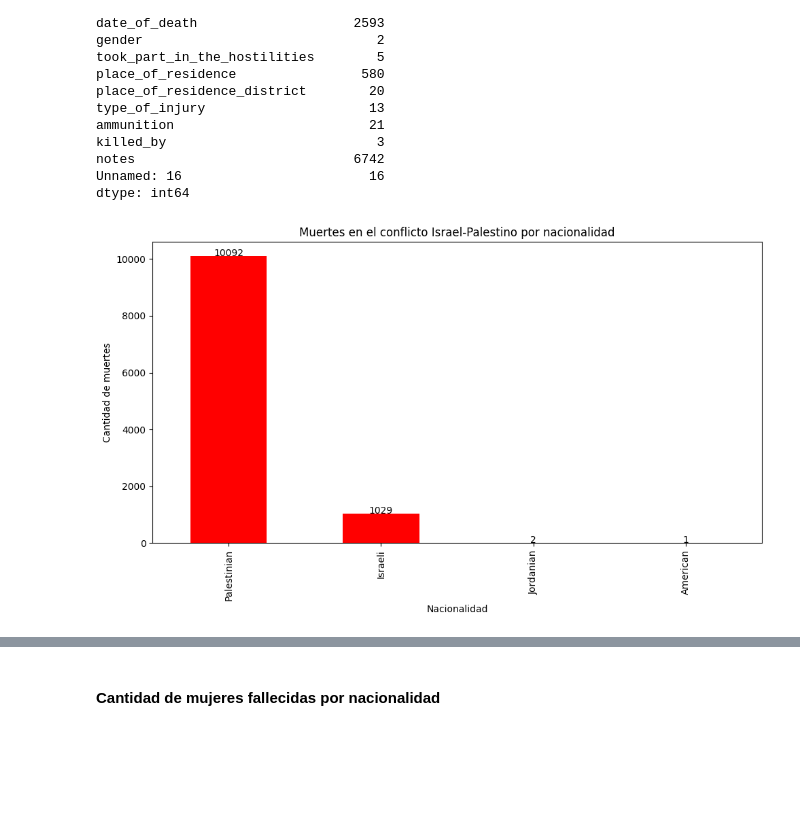
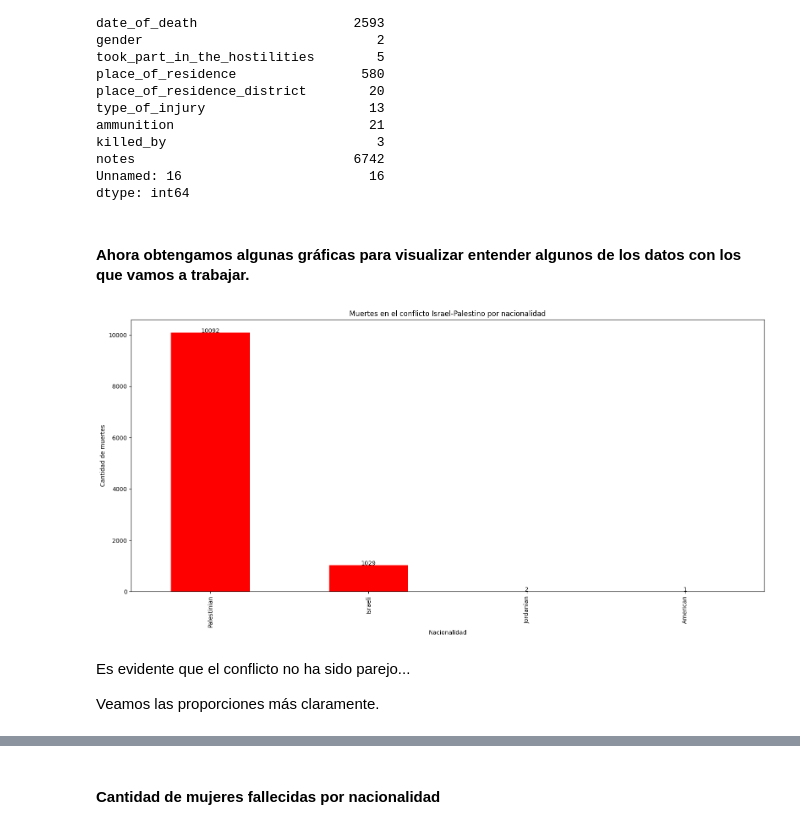
Before and after one commit to DanielMPMatCom/Israeli-Palestinian-Conflict-Statistics-Project, a Jupyter notebook: Análisis-Conflicto-Israeli-Palestino-2000-2022.ipynb, the cells around one changed output, grey strips where cells are left out. Drawn from its saved outputs; the diff is of its cells as text; code cells hidden in the pictures; blank space fills up the shorter version.

```diff
--- a/Análisis-Conflicto-Israeli-Palestino-2000-2022.ipynb
+++ b/Análisis-Conflicto-Israeli-Palestino-2000-2022.ipynb
@@ -94,31 +133,37 @@ killed_by                           3
 notes                            6742
 Unnamed: 16                        16
 dtype: int64
+# %% [markdown]
+#### Ahora obtengamos algunas gráficas para visualizar entender algunos de los datos con los que vamos a trabajar.
 # %%
 import pandas as pd
 import matplotlib.pyplot as plt
 
 # Contar el número de muertes por nacionalidad
 deaths_by_nationality = df['citizenship'].value_counts()
 
 # Crear la gráfica de barras
-plt.figure(figsize=(10, 6))  # Tamaño opcional de la figura
+plt.figure(figsize=(16, 8))  # Tamaño opcional de la figura
 
 # Plotear la gráfica de barras
 bars = deaths_by_nationality.plot(kind='bar', color='red')
 
 # Añadir etiquetas y título
 plt.xlabel('Nacionalidad')
 plt.ylabel('Cantidad de muertes')
 plt.title('Muertes en el conflicto Israel-Palestino por nacionalidad')
 
 # Mostrar el número correspondiente encima de cada barra
 for i, v in enumerate(deaths_by_nationality):
     bars.text(i, v + 0.1, str(v), ha='center')
 
 # Mostrar la gráfica
 plt.tight_layout()  # Ajustar el diseño
 plt.show()
 # %% [output]
-[figure, old version]
+[figure, new version]
+# %% [markdown]
+Es evidente que el conflicto no ha sido parejo...
+
+Veamos las proporciones más claramente.
 # %%
```
Also changed, not shown: parts of 155 cells of this notebook.
